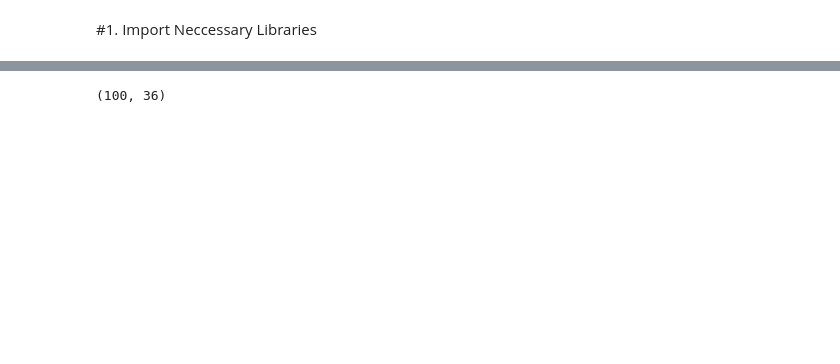
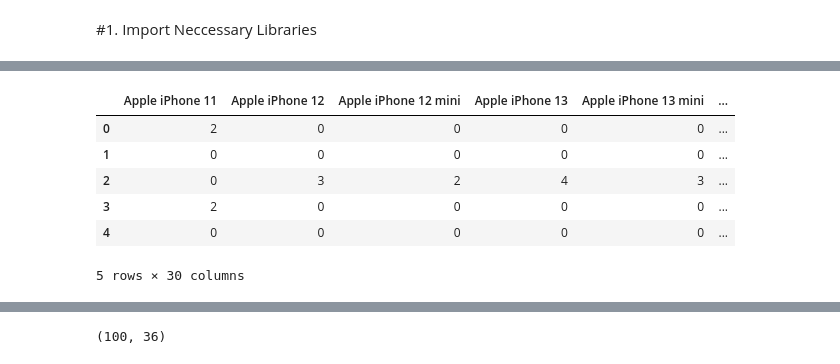
Before and after one commit to NBK-code/MovieRecommendation, a Jupyter notebook: Phone_Recommendation_System.ipynb, the cells around one changed output, grey strips where cells are left out. Cells and saved outputs as stored; diff of their text form; code cells hidden in the pictures; blank space fills up the shorter version.

```diff
--- a/Phone_Recommendation_System.ipynb
+++ b/Phone_Recommendation_System.ipynb
@@ -17,0 +46,10 @@ df_phone_data = pd.read_csv('/content/Phone_Data.csv')
+# %%
+df_phone_recommendations.head()
+# %% [output]
+|  | Apple iPhone 11 | Apple iPhone 12 | Apple iPhone 12 mini | Apple iPhone 13 | Apple iPhone 13 mini | ... |
+| 0 | 2 | 0 | 0 | 0 | 0 | ... |
+| 1 | 0 | 0 | 0 | 0 | 0 | ... |
+| 2 | 0 | 3 | 2 | 4 | 3 | ... |
+| 3 | 2 | 0 | 0 | 0 | 0 | ... |
+| 4 | 0 | 0 | 0 | 0 | 0 | ... |
+5 rows × 30 columns
```
Also changed, not shown: parts of 17 cells of this notebook.
